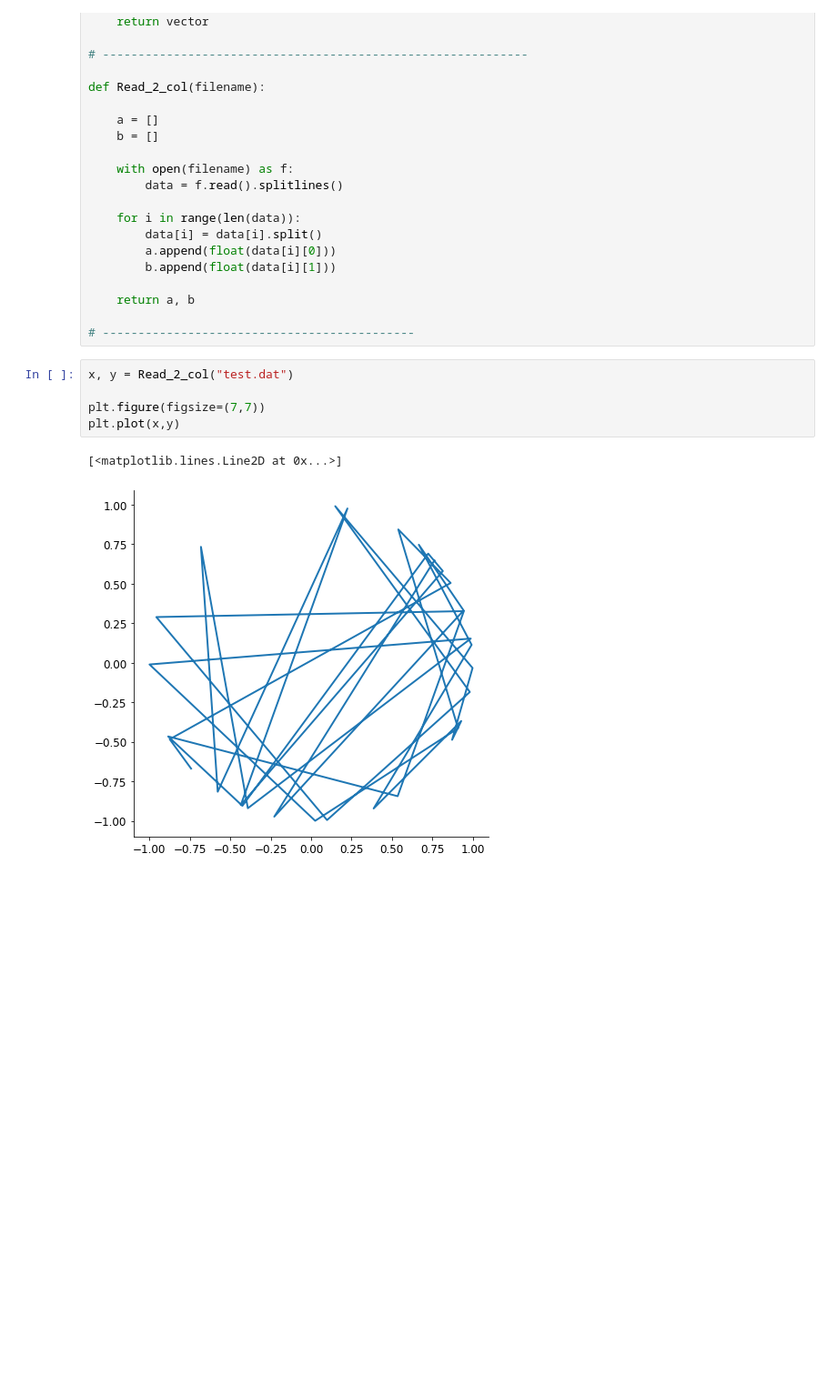
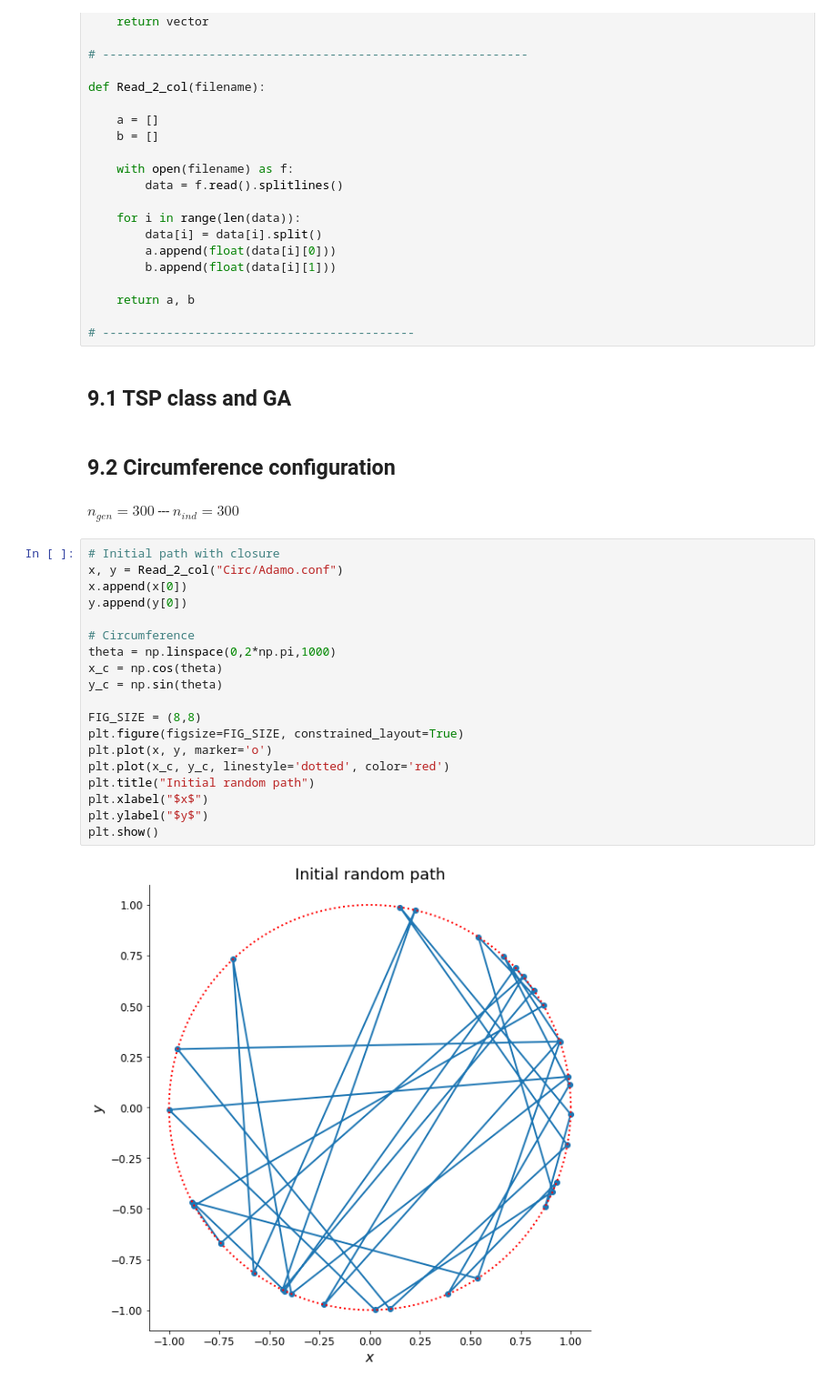
Before and after one commit to simonecodispoti/LSN_Exercises, a Jupyter notebook: excercise_09/Exercise9.ipynb, the cells around one changed output. Shown at 91% size. Cells and saved outputs as stored; diff of their text form; blank space fills up the shorter version.

```diff
--- a/excercise_09/Exercise9.ipynb
+++ b/excercise_09/Exercise9.ipynb
@@ -43,11 +45,30 @@ def Read_2_col(filename):
     return a, b
 
 # --------------------------------------------
-# %%
-x, y = Read_2_col("test.dat")
-
-plt.figure(figsize=(7,7))
-plt.plot(x,y)
-# %% [output]
-[<matplotlib.lines.Line2D at 0x...>]
-[figure, removed]
+# %% [markdown]
+## 9.1 TSP class and GA
+# %% [markdown]
+## 9.2 Circumference configuration
+# %% [markdown]
+$n_{gen} = 300$  --- $n_{ind} = 300$
+# %%
+# Initial path with closure
+x, y = Read_2_col("Circ/Adamo.conf")
+x.append(x[0])
+y.append(y[0])
+
+# Circumference
+theta = np.linspace(0,2*np.pi,1000)
+x_c = np.cos(theta)
+y_c = np.sin(theta)
+
+FIG_SIZE = (8,8)
+plt.figure(figsize=FIG_SIZE, constrained_layout=True)
+plt.plot(x, y, marker='o')
+plt.plot(x_c, y_c, linestyle='dotted', color='red')
+plt.title("Initial random path")
+plt.xlabel("$x$")
+plt.ylabel("$y$")
+plt.show()
+# %% [output]
+[figure, added]
```
Also changed, not shown: parts of 8 cells of this notebook, 38 other files.
